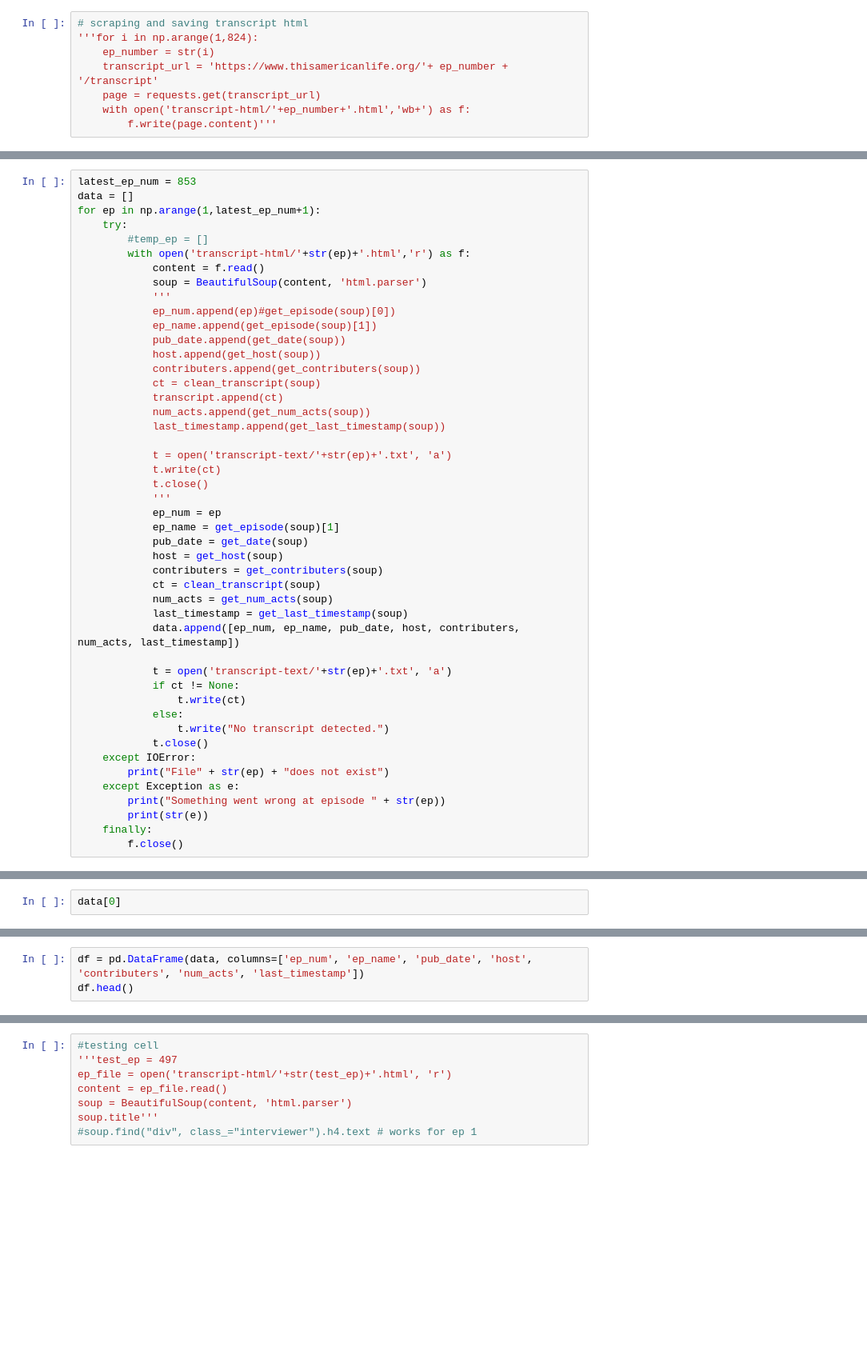
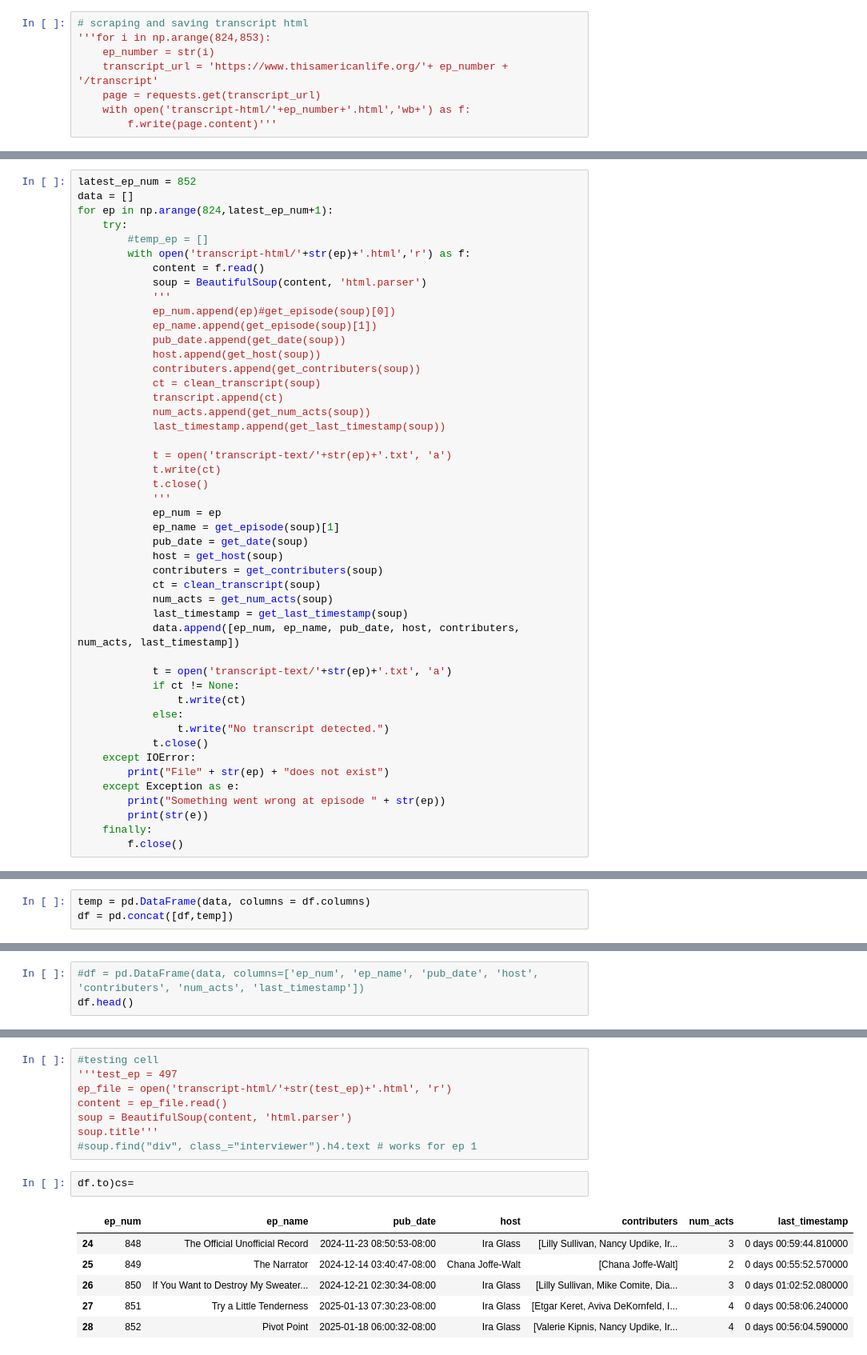
Before and after one commit to areeyat/this-american-data, a Jupyter notebook: tal-eda.ipynb, the cells around one changed output, grey strips where cells are left out. Shown at 80% size. Saved outputs shown, nothing was run; the diff lists cells and outputs as text; blank space fills up the shorter version.

```diff
--- a/tal-eda.ipynb
+++ b/tal-eda.ipynb
@@ -54,7 +54,7 @@ soup.select_one('body')
 <script type="text/javascript">window.NREUM||(NREUM={});NREUM.info={"beacon":"bam.nr-data.net","licenseKey":"NRJS-4ca6150b2252ca0579c","applicationID":"1109107893","transactionName":"NVVWbREFDEMDUUIMX ...
 # %%
 # scraping and saving transcript html
-'''for i in np.arange(1,824):
+'''for i in np.arange(824,853):
     ep_number = str(i)
     transcript_url = 'https://www.thisamericanlife.org/'+ ep_number + '/transcript'
     page = requests.get(transcript_url)
@@ -241,9 +239,9 @@ last_timestamp = []
 # %% [output]
 'ep_num = []\nep_name = []\npub_date = []\nhost = []\ncontributers = []\ntranscript = []\nnum_acts = []\nlast_timestamp = []\n'
 # %%
-latest_ep_num = 853
+latest_ep_num = 852
 data = []
-for ep in np.arange(1,latest_ep_num+1):
+for ep in np.arange(824,latest_ep_num+1):
     try:
         #temp_ep = []
         with open('transcript-html/'+str(ep)+'.html','r') as f:
@@ -309,4 +289,5 @@ File853does not exist
 * 1: class is interviewer not host
 *
 # %%
-data[0]
+temp = pd.DataFrame(data, columns = df.columns)
+df = pd.concat([df,temp])
@@ -321,5 +294,5 @@ data[0]
 # %%
-df = pd.DataFrame(data, columns=['ep_num', 'ep_name', 'pub_date', 'host', 'contributers', 'num_acts', 'last_timestamp'])
+#df = pd.DataFrame(data, columns=['ep_num', 'ep_name', 'pub_date', 'host', 'contributers', 'num_acts', 'last_timestamp'])
 df.head()
 # %% [output]
 |  | ep_num | ep_name | pub_date | host | contributers | num_acts | last_timestamp |
@@ -336,3 +329,12 @@ content = ep_file.read()
 soup = BeautifulSoup(content, 'html.parser')
 soup.title'''
 #soup.find("div", class_="interviewer").h4.text # works for ep 1
+# %%
+df.to)cs=
+# %% [output]
+|  | ep_num | ep_name | pub_date | host | contributers | num_acts | last_timestamp |
+| 24 | 848 | The Official Unofficial Record | 2024-11-23 08:50:53-08:00 | Ira Glass | [Lilly Sullivan, Nancy Updike, Ir... | 3 | 0 days 00:59:44.810000 |
+| 25 | 849 | The Narrator | 2024-12-14 03:40:47-08:00 | Chana Joffe-Walt | [Chana Joffe-Walt] | 2 | 0 days 00:55:52.570000 |
+| 26 | 850 | If You Want to Destroy My Sweater... | 2024-12-21 02:30:34-08:00 | Ira Glass | [Lilly Sullivan, Mike Comite, Dia... | 3 | 0 days 01:02:52.080000 |
+| 27 | 851 | Try a Little Tenderness | 2025-01-13 07:30:23-08:00 | Ira Glass | [Etgar Keret, Aviva DeKornfeld, I... | 4 | 0 days 00:58:06.240000 |
+| 28 | 852 | Pivot Point | 2025-01-18 06:00:32-08:00 | Ira Glass | [Valerie Kipnis, Nancy Updike, Ir... | 4 | 0 days 00:56:04.590000 |
```
Also changed, not shown: parts of 4 cells of this notebook, 1 other file.
